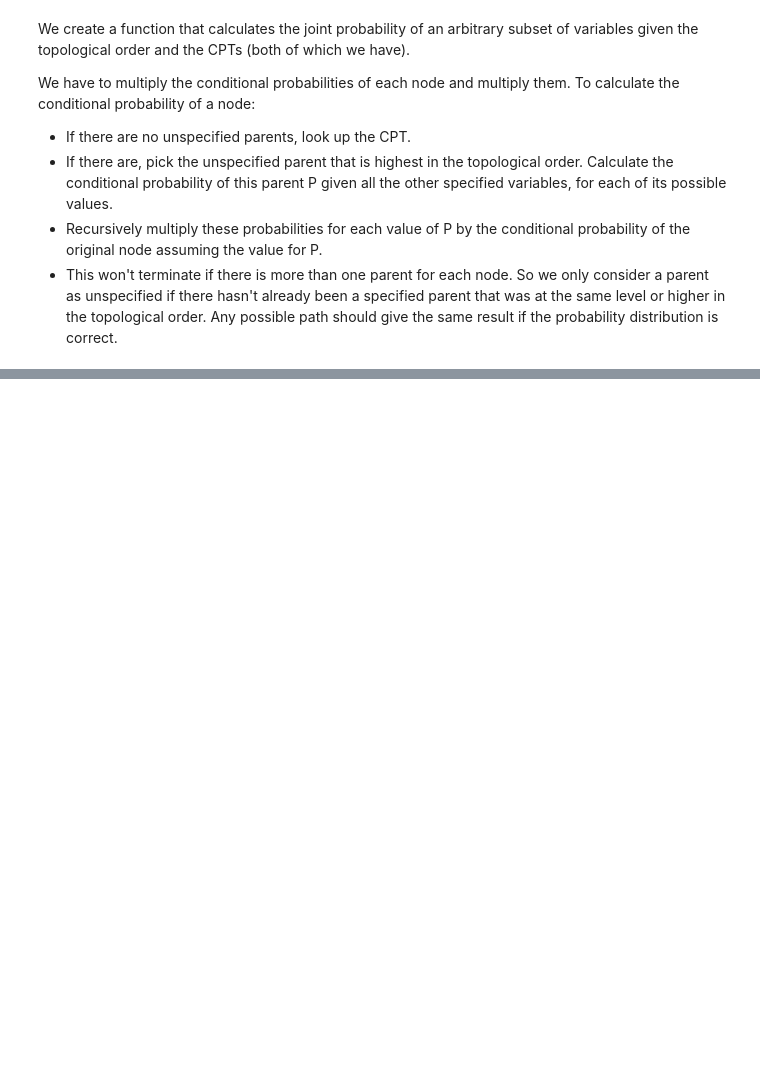
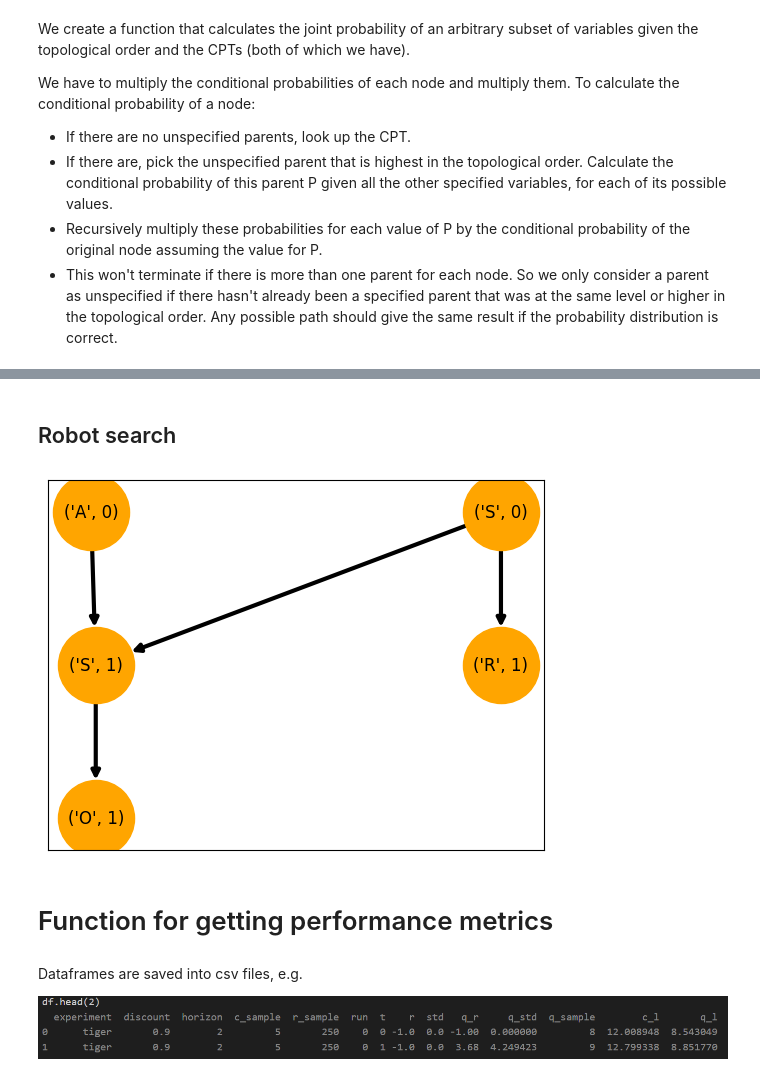
Before and after one commit to alexandra-frca/QBRL, a Jupyter notebook: notebooks/changes.ipynb, the cells around one changed output, grey strips where cells are left out. Drawn from its saved outputs; the diff is of its cells as text; code cells hidden in the pictures; blank space fills up the shorter version.

```diff
--- a/notebooks/changes.ipynb
+++ b/notebooks/changes.ipynb
@@ -101,0 +193,74 @@ We have to multiply the conditional probabilities of each node and multiply them
+# %% [markdown]
+## Robot search
+# %%
+# Create nodes
+s0 = DiscreteNode(("S", 0), node_type=StateType, value_space=[0,1,2,3])
+a0 = DiscreteNode(("A", 0), node_type=ActionType, value_space=[0,1])
+s1 = DiscreteNode(("S", 1), node_type=StateType, value_space=[0,1,2,3])
+o1 = DiscreteNode(("O", 1), node_type=ObservationType, value_space=[0,1])
+r1 = DiscreteNode(("R", 1), node_type=RewardType, value_space=[0,1])
+
+# Settings for the POMDP
+discount = 0.8
+nodes = [s0, s1, o1, r1, a0]
+edges = [
+    (("S", 0), ("S", 1)),
+    (("S", 0), ("R", 1)),
+    (("A", 0), ("S", 1)),
+    (("S", 1), ("O", 1))
+]
+
+# Create the DDN structure
+robot_ddn = DDN(BN)(discount=discount)
+robot_ddn.add_nodes(nodes)
+robot_ddn.add_edges(edges)
+robot_ddn.draw()
+
+# Create quantum DDN structure
+robot_qddn = DDN(QBN)(discount=discount)
+robot_qddn.add_nodes(nodes)
+robot_qddn.add_edges(edges)
+
+# Add data for node State 0
+data = {
+    ("S", 0): [0,1,2,3],
+    "Prob": [0.25,0.25,0.25,0.25]
+}
+robot_ddn.add_pt(("S", 0), data)
+robot_qddn.add_pt(("S", 0), data)
+
+# Add data for node State 1
+data = {
+    ("S", 0): [0,0,0,0,0,0,0,0,1,1,1,1,1,1,1,1,2,2,2,2,2,2,2,2,3,3,3,3,3,3,3,3],
+    ("A", 0): [0,0,0,0,1,1,1,1,0,0,0,0,1,1,1,1,0,0,0,0,1,1,1,1,0,0,0,0,1,1,1,1],
+    ("S", 1): [0,1,2,3,0,1,2,3,0,1,2,3,0,1,2,3,0,1,2,3,0,1,2,3,0,1,2,3,0,1,2,3],
+    "Prob": [0,0,0,1,0,1,0,0,1,0,0,0,0,0,1,0,1/3,1/3,0,1/3,1/3,1/3,0,1/3,0,0,1,0,1,0,0,0]
+}
+robot_ddn.add_pt(("S", 1), data)
+robot_qddn.add_pt(("S", 1), data)
+
+# Add data for node Evidence
+data = {
+    ("S", 1): [0,0,1,1,2,2,3,3],
+    ("O", 1): [0,1,0,1,0,1,0,1],
+    "Prob": [0.7,0.3,0.7,0.3,0.3,0.7,0.7,0.3]
+}
+robot_ddn.add_pt(("O", 1), data)
+robot_qddn.add_pt(("O", 1), data)
+
+# Add data for node Reward
+data = {
+    ("S", 0): [0,0,1,1,2,2,3,3],
+    ("R", 1): [0,1,0,1,0,1,0,1],
+    "Prob": [0.8,0.2,0.8,0.2,0.2,0.8,0.8,0.2]
+}
+robot_ddn.add_pt(("R", 1), data)
+robot_qddn.add_pt(("R", 1), data)
+
+# Initialize ddn
+robot_ddn.initialize()
+robot_qddn.initialize()
+# %% [output]
+[figure, added]
+# %% [markdown]
+# Function for getting performance metrics
@@ -101,0 +354,4 @@ We have to multiply the conditional probabilities of each node and multiply them
+# %% [markdown]
+Dataframes are saved into csv files, e.g.
+
+![image-2.png](attachment:image-2.png)
```
Also changed, not shown: parts of 10 cells of this notebook, 6 other files.
